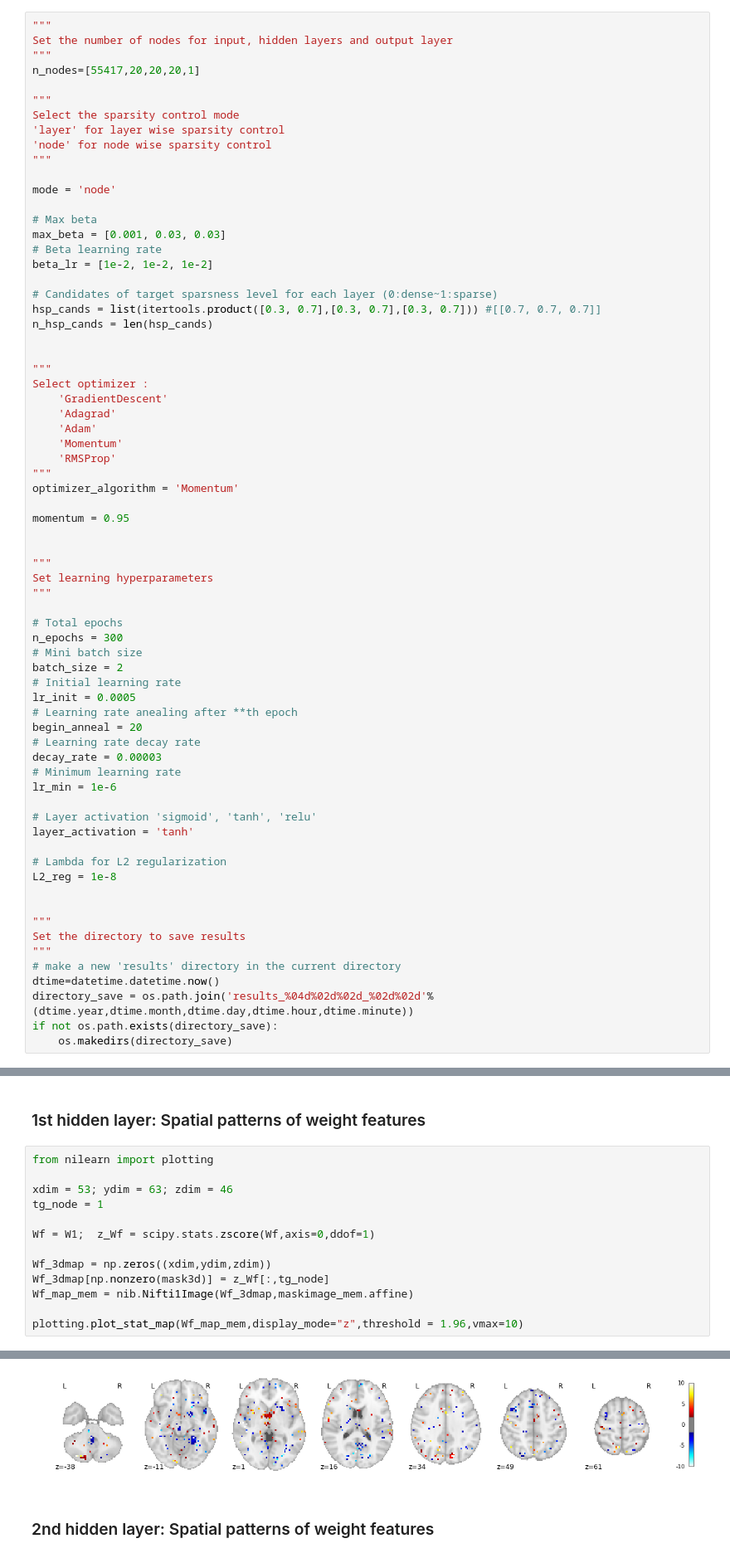
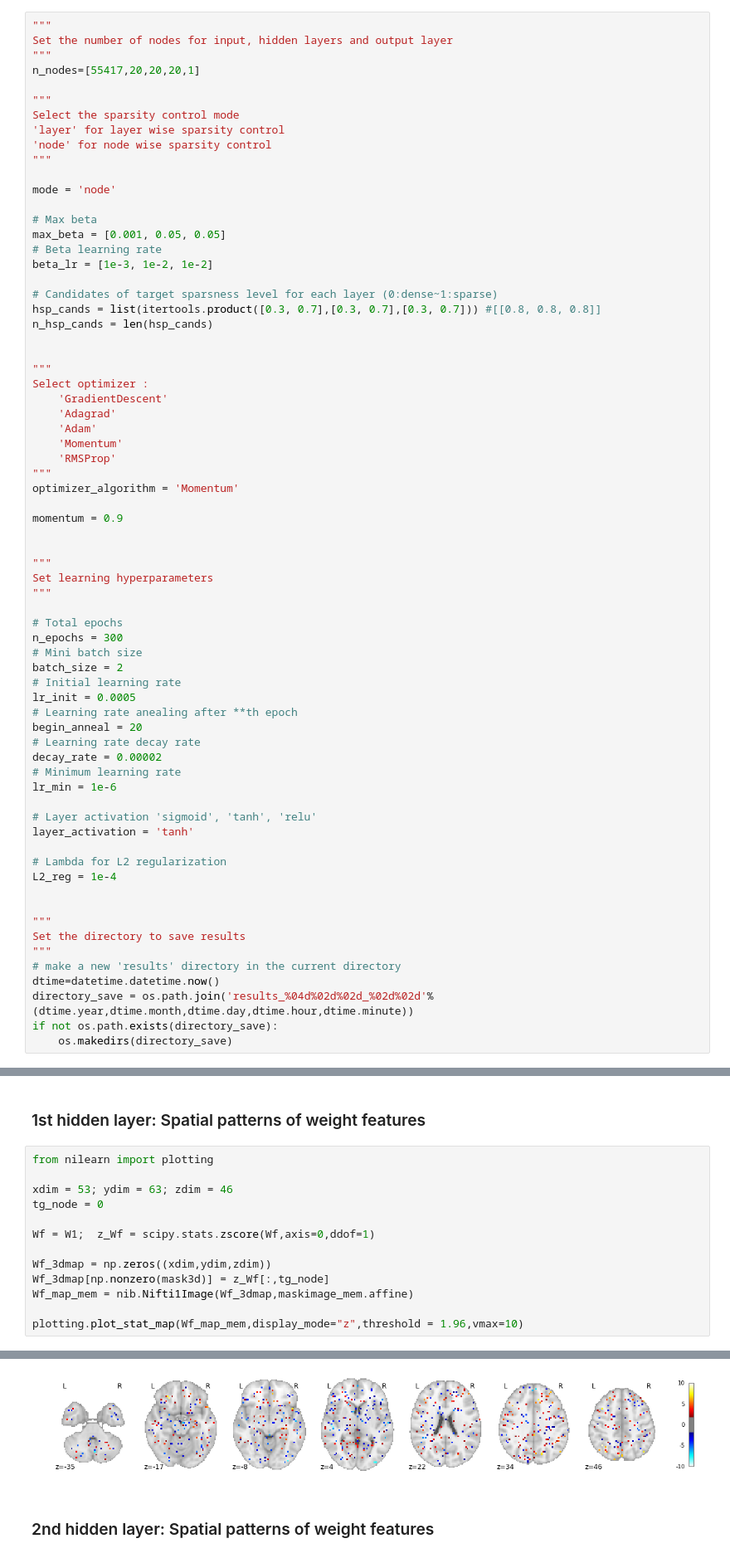
Before and after one commit to bsplku/KHBM2019_SummerSchool, a Jupyter notebook: Regression_of_fMRI_volume/dnnwsp_hsp_tensorflow_regression.ipynb, the cells around one changed output, grey strips where cells are left out. Shown at 83% size. Saved outputs shown, nothing was run; the diff lists cells and outputs as text.

```diff
--- a/Regression_of_fMRI_volume/dnnwsp_hsp_tensorflow_regression.ipynb
+++ b/Regression_of_fMRI_volume/dnnwsp_hsp_tensorflow_regression.ipynb
@@ -522,12 +517,12 @@ Select the sparsity control mode
 mode = 'node'
 
 # Max beta
-max_beta = [0.001, 0.03, 0.03]
+max_beta = [0.001, 0.05, 0.05]
 # Beta learning rate
-beta_lr = [1e-2, 1e-2, 1e-2]
+beta_lr = [1e-3, 1e-2, 1e-2]
 
 # Candidates of target sparsness level for each layer (0:dense~1:sparse)
-hsp_cands = list(itertools.product([0.3, 0.7],[0.3, 0.7],[0.3, 0.7])) #[[0.7, 0.7, 0.7]]
+hsp_cands = list(itertools.product([0.3, 0.7],[0.3, 0.7],[0.3, 0.7])) #[[0.8, 0.8, 0.8]]
 n_hsp_cands = len(hsp_cands)
 
 
@@ -541,7 +536,7 @@ Select optimizer :
 """
 optimizer_algorithm = 'Momentum'
 
-momentum = 0.95
+momentum = 0.9
 
 
 """
@@ -557,7 +552,7 @@ lr_init = 0.0005
 # Learning rate anealing after **th epoch
 begin_anneal = 20
 # Learning rate decay rate
-decay_rate = 0.00003
+decay_rate = 0.00002
 # Minimum learning rate
 lr_min = 1e-6
 
@@ -565,7 +560,7 @@ lr_min = 1e-6
 layer_activation = 'tanh'
 
 # Lambda for L2 regularization
-L2_reg = 1e-8
+L2_reg = 1e-4
 
 
 """
@@ -1049,19 +1043,19 @@ print(W4.shape)
 # %%
 from nilearn import plotting
 
 xdim = 53; ydim = 63; zdim = 46
-tg_node = 1
+tg_node = 0
 
 Wf = W1;  z_Wf = scipy.stats.zscore(Wf,axis=0,ddof=1)
 
 Wf_3dmap = np.zeros((xdim,ydim,zdim))
 Wf_3dmap[np.nonzero(mask3d)] = z_Wf[:,tg_node]
 Wf_map_mem = nib.Nifti1Image(Wf_3dmap,maskimage_mem.affine)
 
 plotting.plot_stat_map(Wf_map_mem,display_mode="z",threshold = 1.96,vmax=10)
 # %% [output]
 <nilearn.plotting.displays.ZSlicer at 0x...>
-[figure, old version]
+[figure, new version]
 # %% [markdown]
 ### 2nd hidden layer: Spatial patterns of weight features
 # %%
```
Also changed, not shown: parts of 10 cells of this notebook.
